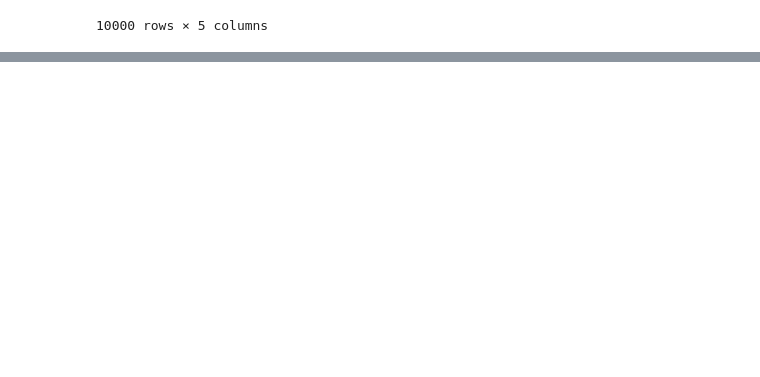
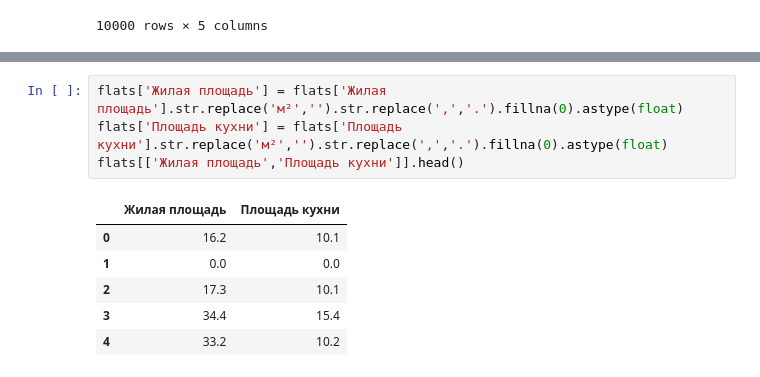
Before and after one commit to zoubrator/RealEstateSpb, a Jupyter notebook: buy_a_dream_apartment.ipynb, the cells around one changed output, grey strips where cells are left out. Saved outputs shown, nothing was run; the diff lists cells and outputs as text; blank space fills up the shorter version.

```diff
--- a/buy_a_dream_apartment.ipynb
+++ b/buy_a_dream_apartment.ipynb
@@ -342,0 +440,11 @@ flats[['Адрес', 'Город', 'Район', 'Улица', 'Номер до
+# %%
+flats['Жилая площадь'] = flats['Жилая площадь'].str.replace('м²','').str.replace(',','.').fillna(0).astype(float)
+flats['Площадь кухни'] = flats['Площадь кухни'].str.replace('м²','').str.replace(',','.').fillna(0).astype(float)
+flats[['Жилая площадь','Площадь кухни']].head()
+# %% [output]
+|  | Жилая площадь | Площадь кухни |
+| 0 | 16.2 | 10.1 |
+| 1 | 0.0 | 0.0 |
+| 2 | 17.3 | 10.1 |
+| 3 | 34.4 | 15.4 |
+| 4 | 33.2 | 10.2 |
```
Also changed, not shown: parts of 36 cells of this notebook.
